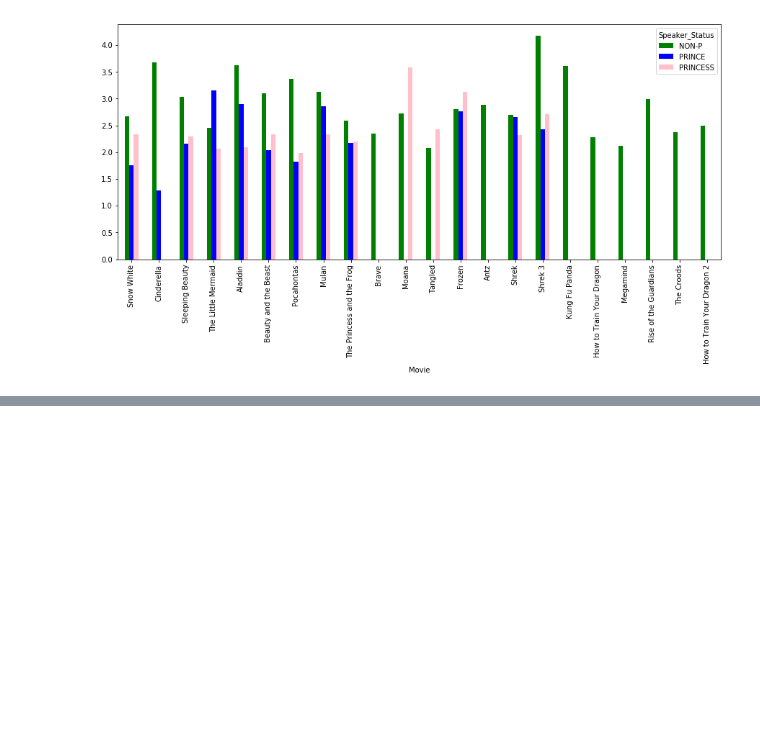
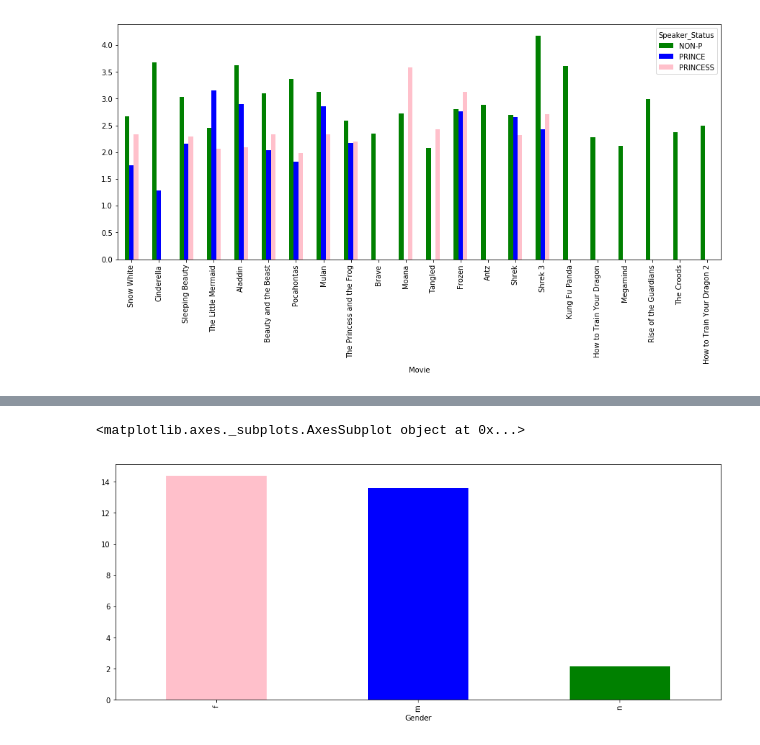
Before and after one commit to Data-Science-for-Linguists-2019/Animated-Movie-Gendered-Dialogue, a Jupyter notebook: code/Tok_Type_TTR_Analysis.ipynb, the cells around one changed output, grey strips where cells are left out. Cells and saved outputs as stored; diff of their text form; code cells hidden in the pictures; blank space fills up the shorter version.

```diff
--- a/code/Tok_Type_TTR_Analysis.ipynb
+++ b/code/Tok_Type_TTR_Analysis.ipynb
@@ -387,0 +416,11 @@ kband_by_movie_role.unstack().plot.bar(color = ['green', 'blue', 'pink'], figsiz
+# %%
+all_movies_df['Exclamation_Count'] = all_movies_df['Total_Toks'].map(lambda x: x.count('!'))
+# %%
+all_movies_df['Question_Count'] = all_movies_df['Total_Toks'].map(lambda x: x.count('?'))
+# %%
+exclam_by_gen = all_movies_df.groupby(['Gender'])['Exclamation_Count'].describe()['mean']
+exclam_by_gen.plot.bar(color = ['pink', 'blue', 'green'], figsize = (15,6))
+#slightly more exclamations by female characters
+# %% [output]
+<matplotlib.axes._subplots.AxesSubplot object at 0x...>
+[figure, added]
```
Also changed, not shown: parts of 11 cells of this notebook, 1 other file.
